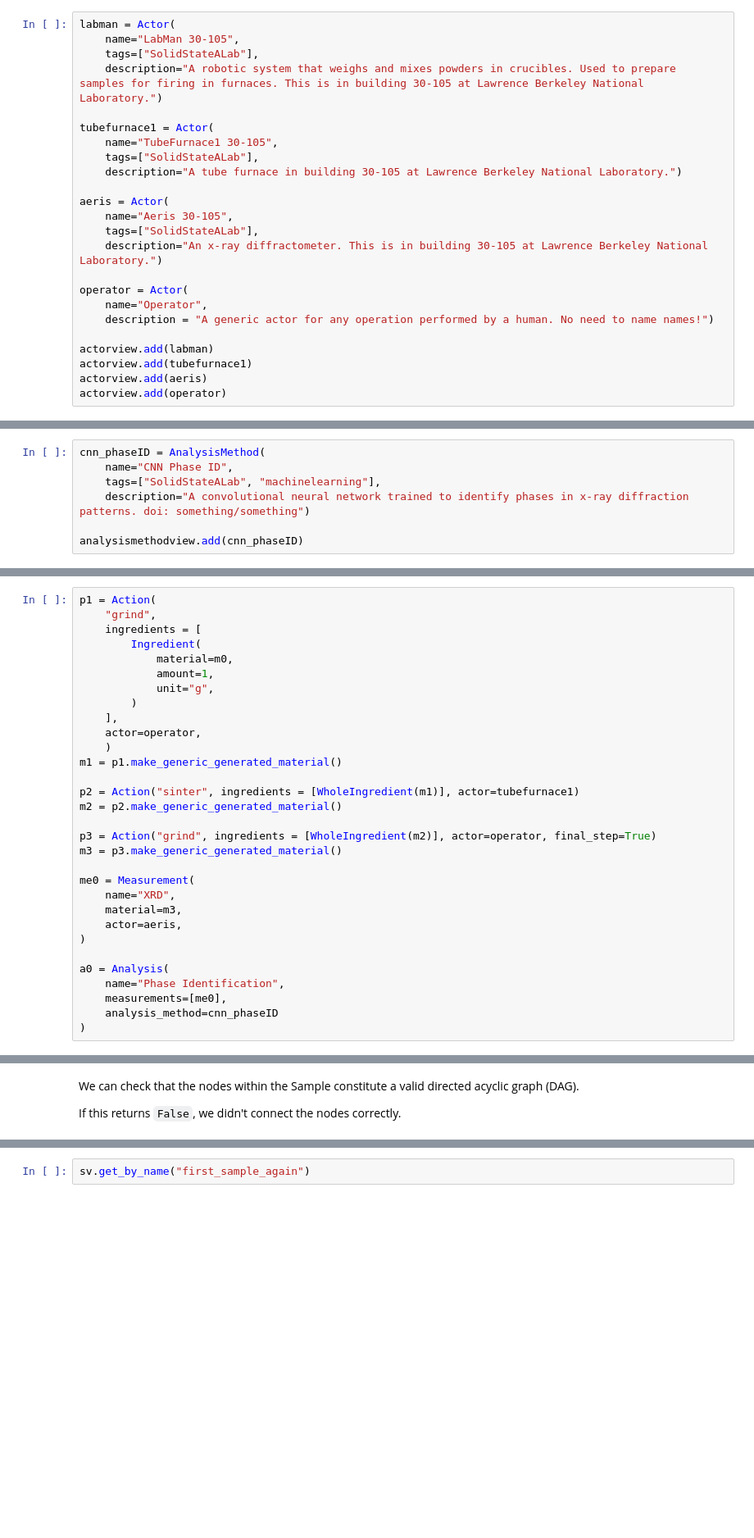
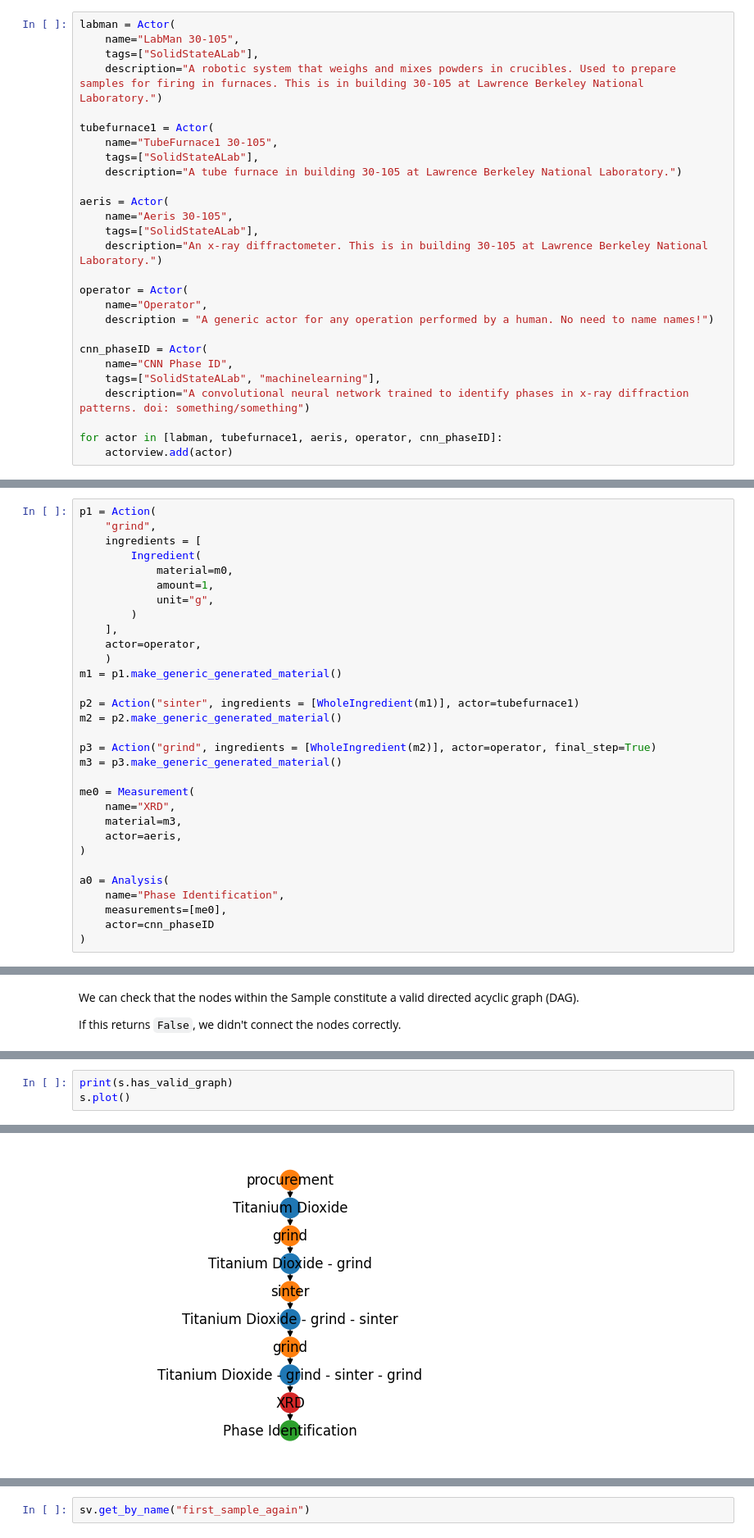
Before and after one commit to rekumar/labgraph, a Jupyter notebook: examples/basic_usage.ipynb, the cells around one changed output, grey strips where cells are left out. Shown at 82% size. Drawn from its saved outputs; the diff is of its cells as text; blank space fills up the shorter version.

```diff
--- a/examples/basic_usage.ipynb
+++ b/examples/basic_usage.ipynb
@@ -40,7 +48,10 @@ operator = Actor(
     name="Operator",
     description = "A generic actor for any operation performed by a human. No need to name names!")
 
-actorview.add(labman)
-actorview.add(tubefurnace1)
-actorview.add(aeris)
-actorview.add(operator)
+cnn_phaseID = Actor(
+    name="CNN Phase ID",
+    tags=["SolidStateALab", "machinelearning"],
+    description="A convolutional neural network trained to identify phases in x-ray diffraction patterns. doi: something/something")
+
+for actor in [labman, tubefurnace1, aeris, operator, cnn_phaseID]:
+    actorview.add(actor)
@@ -69,7 +76,0 @@ analysismethodview = views.AnalysisMethodView()
-# %%
-cnn_phaseID = AnalysisMethod(
-    name="CNN Phase ID",
-    tags=["SolidStateALab", "machinelearning"],
-    description="A convolutional neural network trained to identify phases in x-ray diffraction patterns. doi: something/something")
-
-analysismethodview.add(cnn_phaseID)
@@ -129,7 +118,7 @@ me0 = Measurement(
 a0 = Analysis(
     name="Phase Identification",
     measurements=[me0],
-    analysis_method=cnn_phaseID
+    actor=cnn_phaseID
 )
 # %% [markdown]
 Next, we will assign these nodes to a single `Sample`. This can be done manually in a few ways:
@@ -155,0 +139,4 @@ Up til now, the `Sample` object only lives in this notebook. Now we need to uplo
+# %%
+print(s.has_valid_graph)
+s.plot()
+# %% [output]
@@ -155,0 +144 @@ Up til now, the `Sample` object only lives in this notebook. Now we need to uplo
+[figure, added]
```
Also changed, not shown: parts of 42 cells of this notebook, 15 other files.
